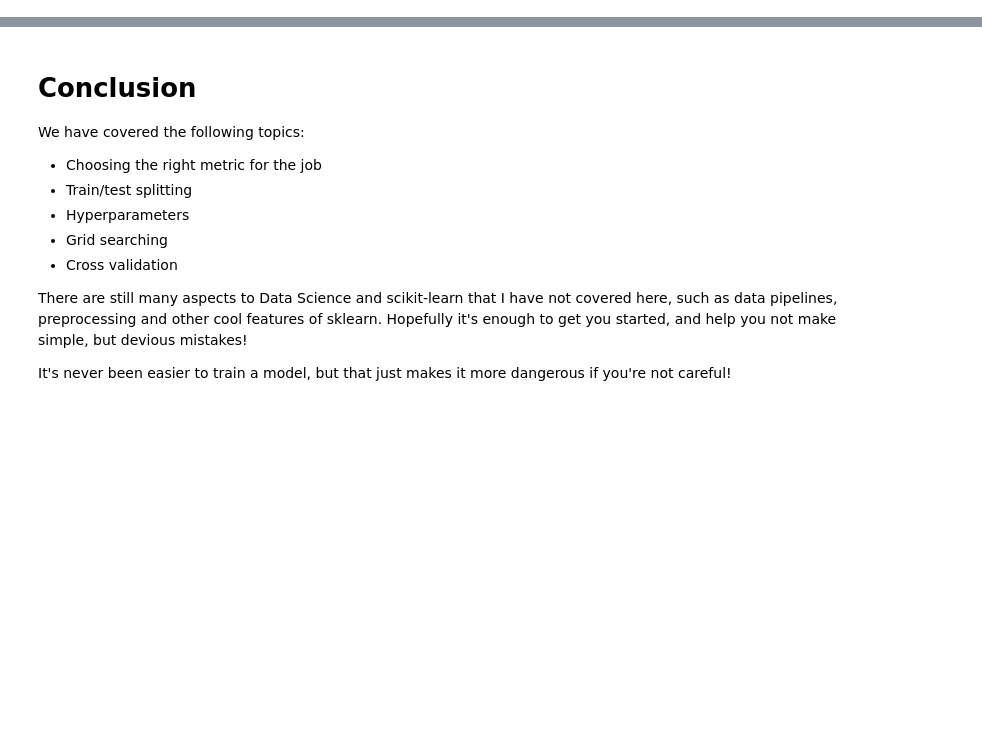
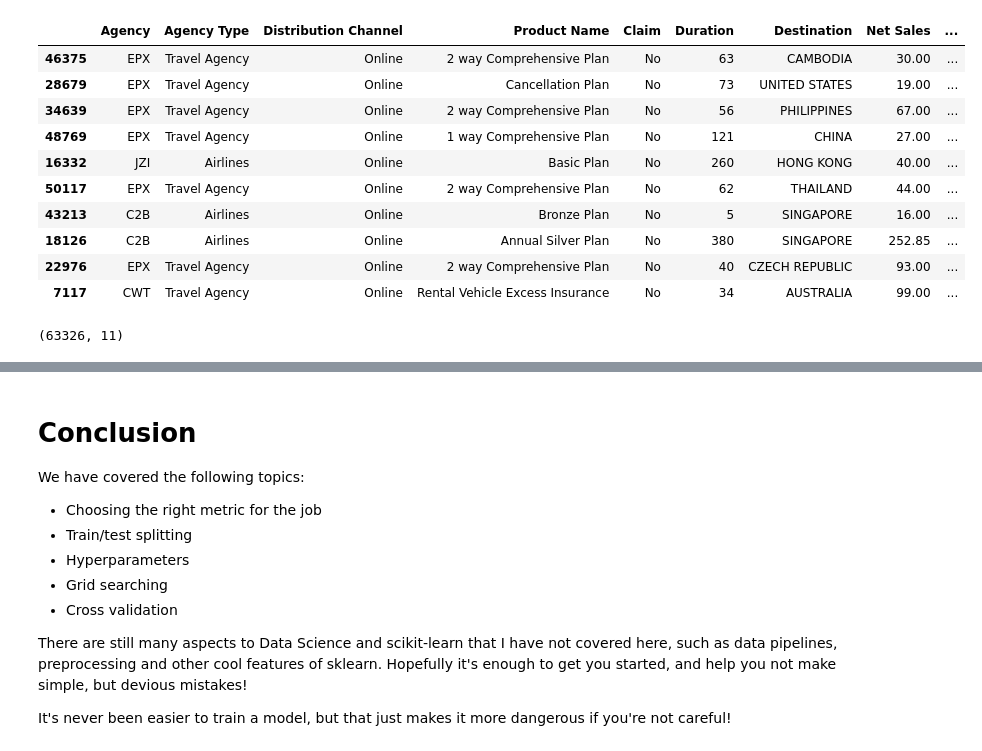
Before and after one commit to andersbogsnes/sklearn_tutorial, a Jupyter notebook: Travel Insurance Presentation.ipynb, the cells around one changed output, grey strips where cells are left out. Cells and saved outputs as stored; diff of their text form; code cells hidden in the pictures; blank space fills up the shorter version.

```diff
--- a/Travel Insurance Presentation.ipynb
+++ b/Travel Insurance Presentation.ipynb
@@ -16,3 +16,16 @@ np.random.seed(seed)
 df = pd.read_csv('data/travel insurance.csv')
 # %%
 # Examine data
+df.sample(10)
+# %% [output]
+|  | Agency | Agency Type | Distribution Channel | Product Name | Claim | Duration | Destination | Net Sales | ... |
+| 46375 | EPX | Travel Agency | Online | 2 way Comprehensive Plan | No | 63 | CAMBODIA | 30.00 | ... |
+| 28679 | EPX | Travel Agency | Online | Cancellation Plan | No | 73 | UNITED STATES | 19.00 | ... |
+| 34639 | EPX | Travel Agency | Online | 2 way Comprehensive Plan | No | 56 | PHILIPPINES | 67.00 | ... |
+| 48769 | EPX | Travel Agency | Online | 1 way Comprehensive Plan | No | 121 | CHINA | 27.00 | ... |
+| 16332 | JZI | Airlines | Online | Basic Plan | No | 260 | HONG KONG | 40.00 | ... |
+| 50117 | EPX | Travel Agency | Online | 2 way Comprehensive Plan | No | 62 | THAILAND | 44.00 | ... |
+| 43213 | C2B | Airlines | Online | Bronze Plan | No | 5 | SINGAPORE | 16.00 | ... |
+| 18126 | C2B | Airlines | Online | Annual Silver Plan | No | 380 | SINGAPORE | 252.85 | ... |
+| 22976 | EPX | Travel Agency | Online | 2 way Comprehensive Plan | No | 40 | CZECH REPUBLIC | 93.00 | ... |
+| 7117 | CWT | Travel Agency | Online | Rental Vehicle Excess Insurance | No | 34 | AUSTRALIA | 99.00 | ... |
@@ -24,0 +32,4 @@ df = pd.read_csv('data/travel insurance.csv')
+# %%
+df.shape
+# %% [output]
+(63326, 11)
```
Also changed, not shown: parts of 27 cells of this notebook, 2 other files.
